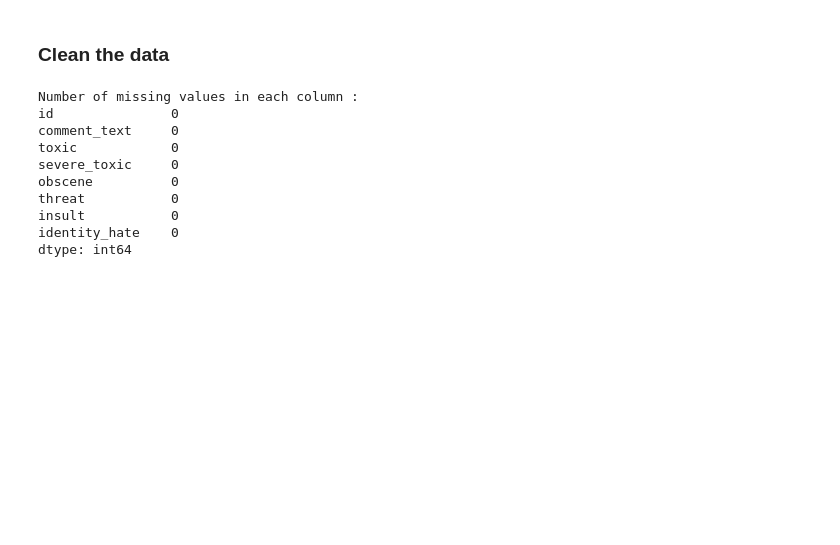
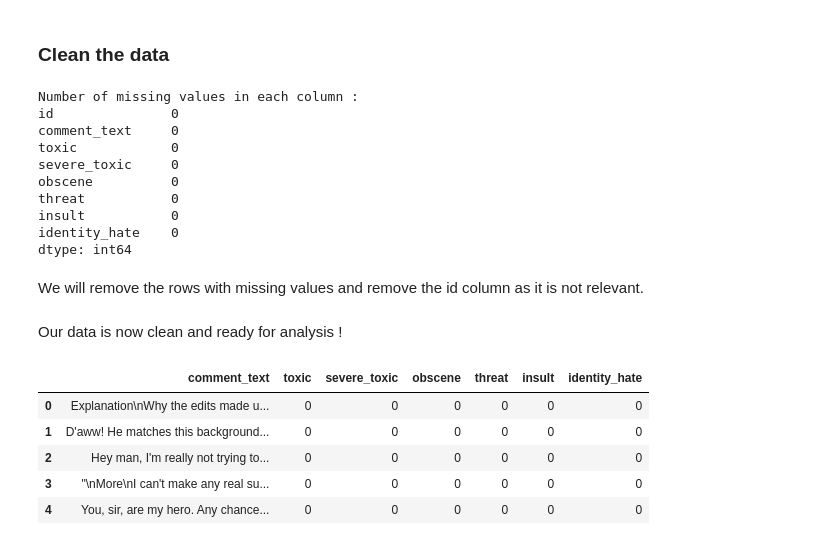
Before and after one commit to LouisLecouturier/Toxic-comments-analysis, a Jupyter notebook: notebook.ipynb, the cells around one changed output. Cells and saved outputs as stored; diff of their text form; code cells hidden in the pictures; blank space fills up the shorter version.

```diff
--- a/notebook.ipynb
+++ b/notebook.ipynb
@@ -35,3 +67,5 @@ threat           0
 insult           0
 identity_hate    0
 dtype: int64
+# %% [markdown]
+We will remove the rows with missing values and remove the id column as it is not relevant.
@@ -37,0 +75,11 @@ dtype: int64
+# %% [markdown]
+Our data is now clean and ready for analysis !
+# %%
+data.head()
+# %% [output]
+|  | comment_text | toxic | severe_toxic | obscene | threat | insult | identity_hate |
+| 0 | Explanation\nWhy the edits made u... | 0 | 0 | 0 | 0 | 0 | 0 |
+| 1 | D'aww! He matches this background... | 0 | 0 | 0 | 0 | 0 | 0 |
+| 2 | Hey man, I'm really not trying to... | 0 | 0 | 0 | 0 | 0 | 0 |
+| 3 | "\nMore\nI can't make any real su... | 0 | 0 | 0 | 0 | 0 | 0 |
+| 4 | You, sir, are my hero. Any chance... | 0 | 0 | 0 | 0 | 0 | 0 |
```
Also changed, not shown: parts of 25 cells of this notebook, 7 other files.
